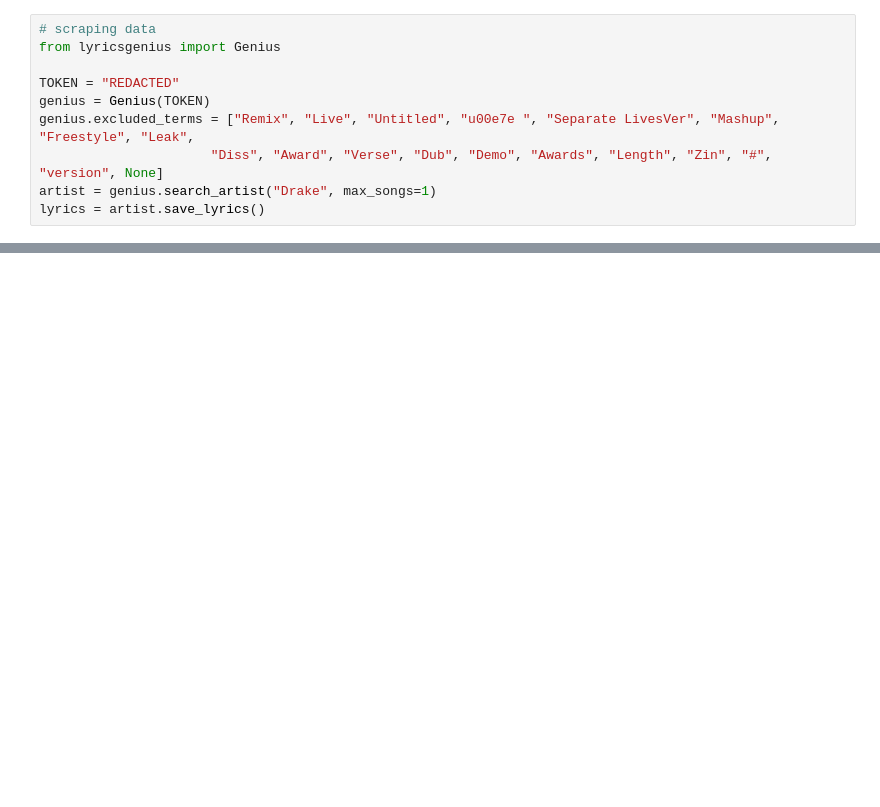
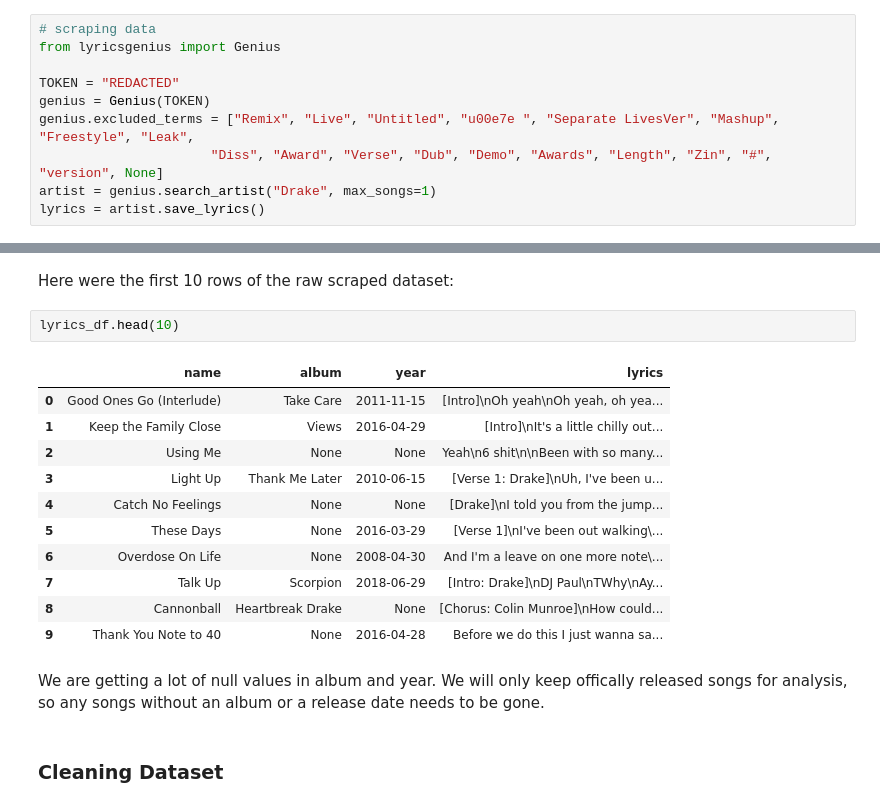
Before and after one commit to harveyzzhao/Drako-over-the-years, a Jupyter notebook: posts/blog.ipynb, the cells around one changed output, grey strips where cells are left out. Saved outputs shown, nothing was run; the diff lists cells and outputs as text; blank space fills up the shorter version.

Commit message:
added beginning of detailed analysis

```diff
--- a/posts/blog.ipynb
+++ b/posts/blog.ipynb
@@ -52,0 +80,20 @@ lyrics = artist.save_lyrics()
+# %% [markdown]
+Here were the first 10 rows of the raw scraped dataset:
+# %%
+lyrics_df.head(10)
+# %% [output]
+|  | name | album | year | lyrics |
+| 0 | Good Ones Go (Interlude) | Take Care | 2011-11-15 | [Intro]\nOh yeah\nOh yeah, oh yea... |
+| 1 | Keep the Family Close | Views | 2016-04-29 | [Intro]\nIt's a little chilly out... |
+| 2 | Using Me | None | None | Yeah\n6 shit\n\nBeen with so many... |
+| 3 | Light Up | Thank Me Later | 2010-06-15 | [Verse 1: Drake]\nUh, I've been u... |
+| 4 | Catch No Feelings | None | None | [Drake]\nI told you from the jump... |
+| 5 | These Days | None | 2016-03-29 | [Verse 1]\nI've been out walking\... |
+| 6 | Overdose On Life | None | 2008-04-30 | And I'm a leave on one more note\... |
+| 7 | Talk Up | Scorpion | 2018-06-29 | [Intro: Drake]\nDJ Paul\nTWhy\nAy... |
+| 8 | Cannonball | Heartbreak Drake | None | [Chorus: Colin Munroe]\nHow could... |
+| 9 | Thank You Note to 40 | None | 2016-04-28 | Before we do this I just wanna sa... |
+# %% [markdown]
+We are getting a lot of null values in album and year. We will only keep offically released songs for analysis, so any songs without an album or a release date needs to be gone.
+# %% [markdown]
+### Cleaning Dataset
```
Also changed, not shown: parts of 38 cells of this notebook, 3 other files.
